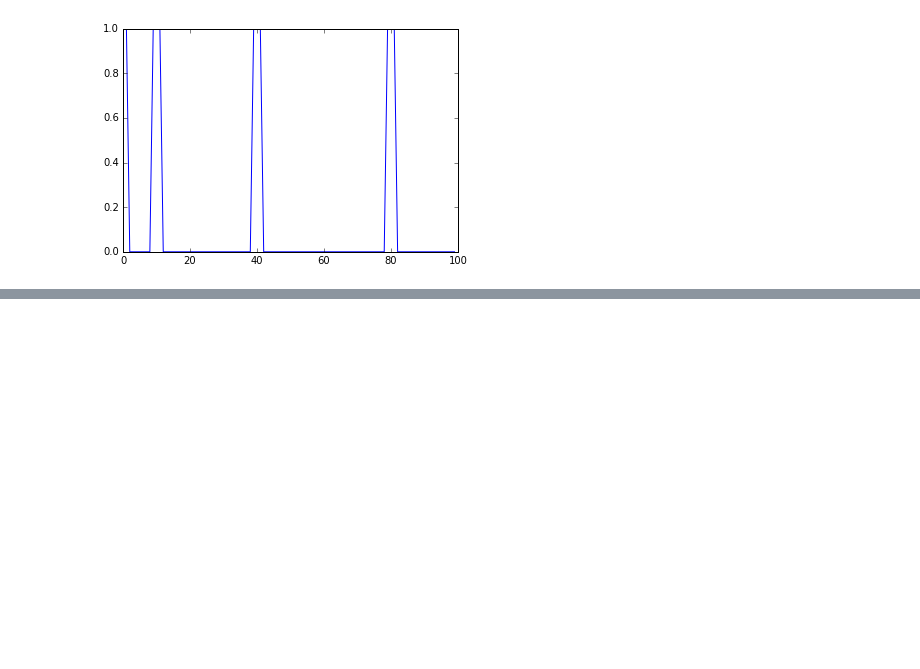
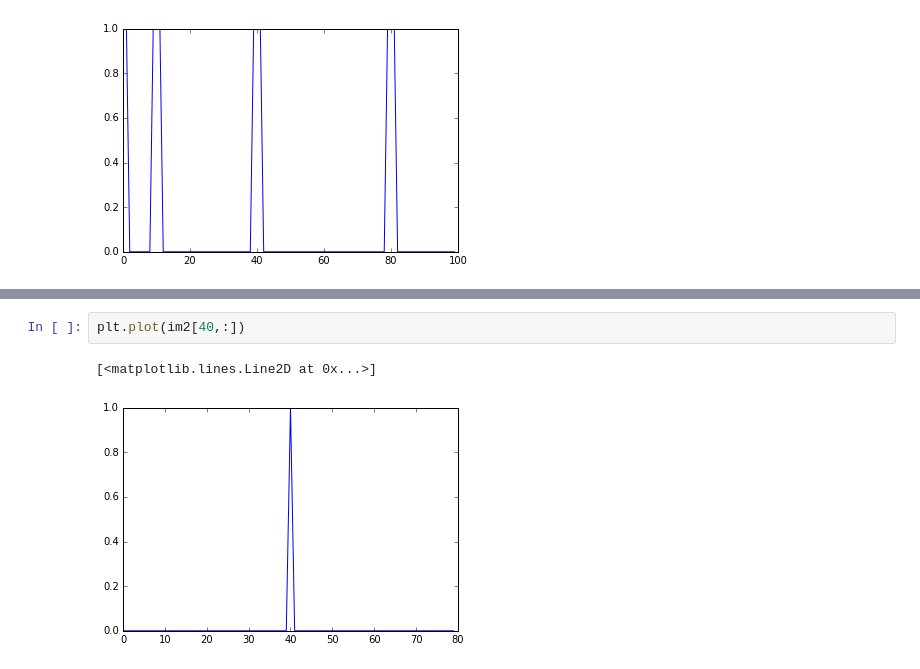
Before and after one commit to garethcmurphy/Atmosphere-Space-Interaction-Monitor-ASIM-Data-Processing-Software-, a Jupyter notebook: Write a file to many small files.ipynb, the cells around one changed output, grey strips where cells are left out. Drawn from its saved outputs; the diff is of its cells as text; blank space fills up the shorter version.

```diff
--- a/Write a file to many small files.ipynb
+++ b/Write a file to many small files.ipynb
@@ -180,0 +301,5 @@ create file  ccsds_packed_bits5365.dat
+# %%
+plt.plot(im2[40,:])
+# %% [output]
+[<matplotlib.lines.Line2D at 0x...>]
+[figure, added]
```
Also changed, not shown: parts of 5 cells of this notebook, 9 other files.
